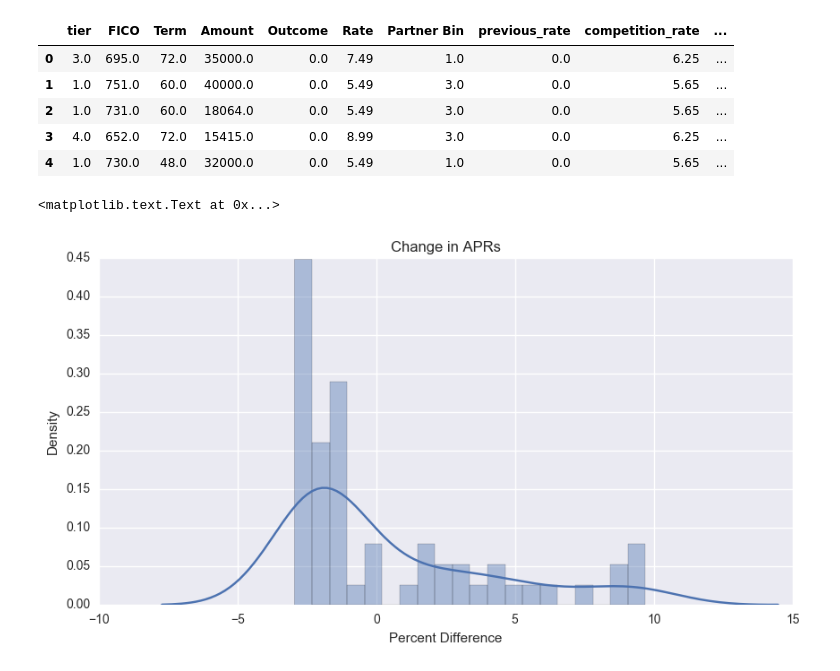
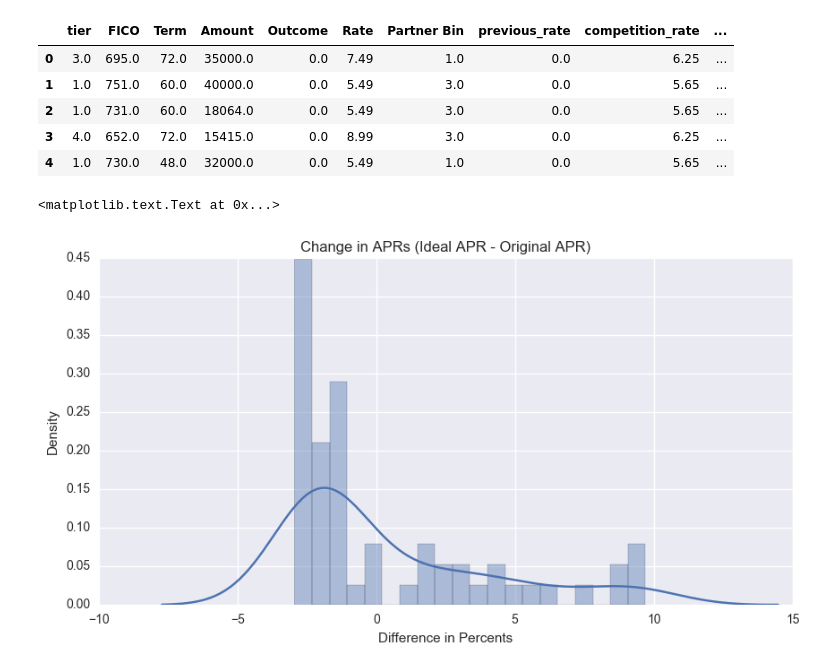
Before and after one commit to jonhilgart22/Galvanize-Data-Leadership, a Jupyter notebook: week6-Finance/Finance-Presentation-Team-8-JH.ipynb, the cells around one changed output. Saved outputs shown, nothing was run; the diff lists cells and outputs as text; code cells hidden in the pictures.

Commit message:
added cleaner graphs

```diff
--- a/week6-Finance/Finance-Presentation-Team-8-JH.ipynb
+++ b/week6-Finance/Finance-Presentation-Team-8-JH.ipynb
@@ -538,10 +538,10 @@ difference_in_rates_new_minus_original = np.array(list(max_apr.values())) - np.a
 # %%
 plt.figure(figsize=(10,5))
 #sns.barplot(x=list_of_centroids,y=difference_in_rates_new_minus_original )
 sns.distplot(difference_in_rates_new_minus_original,bins=20)
 plt.ylabel('Density')
-plt.title('Change in APRs')
-plt.xlabel("Percent Difference")
+plt.title('Change in APRs (Ideal APR - Original APR)')
+plt.xlabel("Difference in Percents")
 # %% [output]
 <matplotlib.text.Text at 0x...>
-[figure, old version]
+[figure, new version]
```
Also changed, not shown: parts of 7 cells of this notebook.
